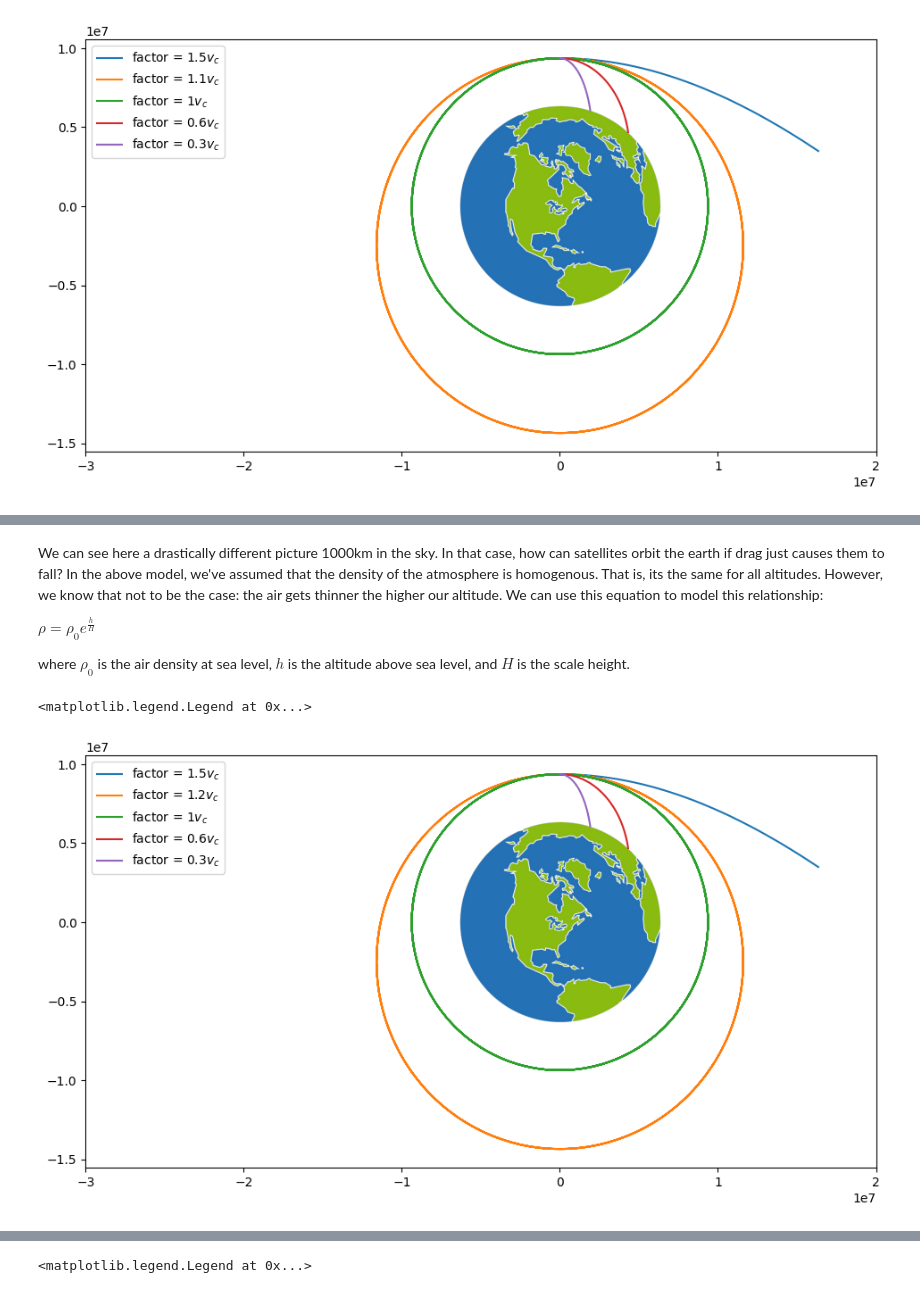
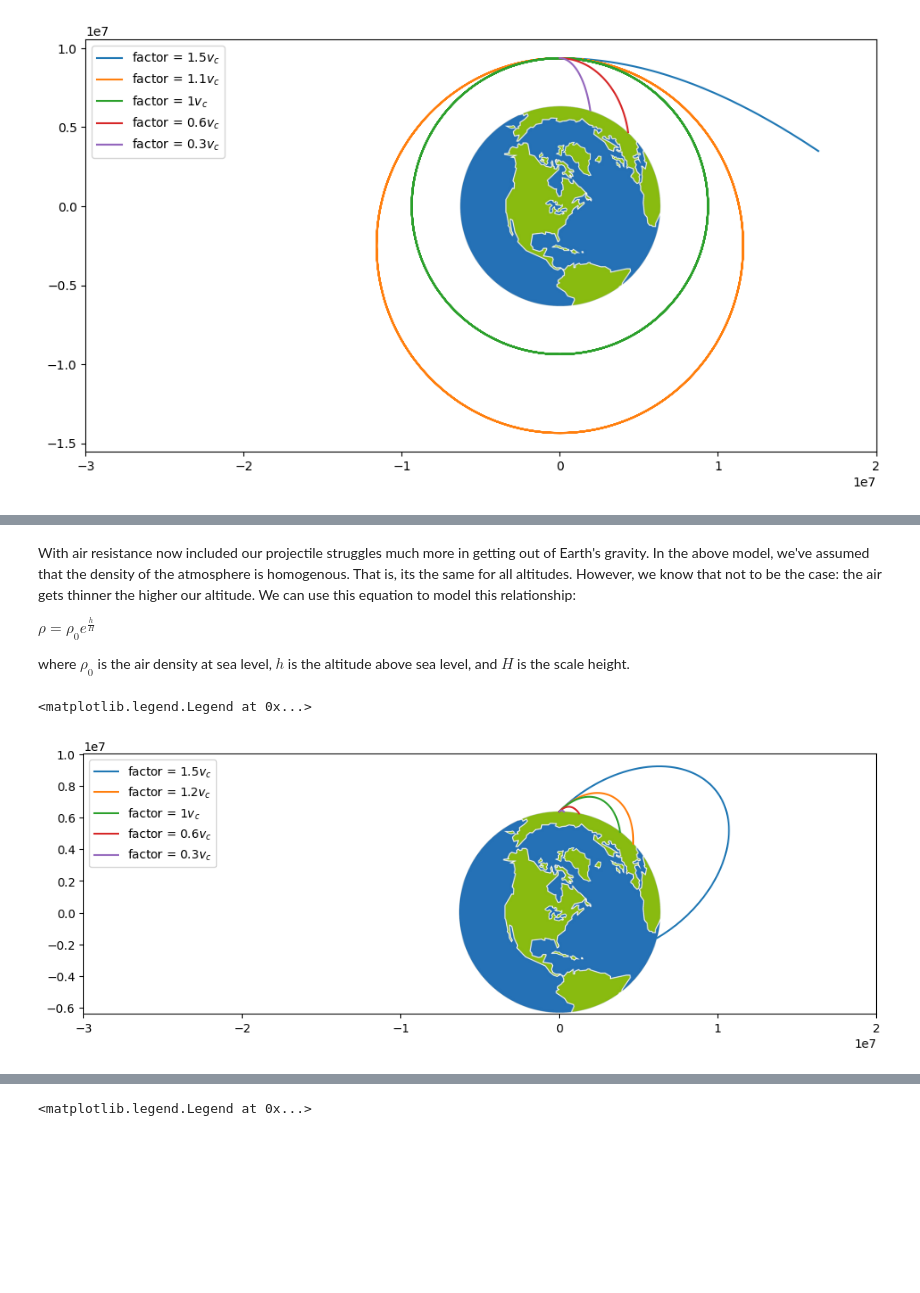
Before and after one commit to bri-sc/demo-newtons-cannon, a Jupyter notebook: phys.ipynb, the cells around one changed output, grey strips where cells are left out. Saved outputs shown, nothing was run; the diff lists cells and outputs as text; code cells hidden in the pictures; blank space fills up the shorter version.

```diff
--- a/phys.ipynb
+++ b/phys.ipynb
@@ -177,5 +182,5 @@ ax.legend() # place key in top left of figure
 # %% [markdown]
-We can see here a drastically different picture 1000km in the sky. In that case, how can satellites orbit the earth if drag just causes them to fall? In the above model, we've assumed that the density of the atmosphere is homogenous. That is, its the same for all altitudes. However, we know that not to be the case: the air gets thinner the higher our altitude. We can use this equation to model this relationship:
+With air resistance now included our projectile struggles much more in getting out of Earth's gravity. In the above model, we've assumed that the density of the atmosphere is homogenous. That is, its the same for all altitudes. However, we know that not to be the case: the air gets thinner the higher our altitude. We can use this equation to model this relationship:
 
 $\rho = \rho_{0}e^{\frac{h}{H}}$
 
@@ -183,19 +188,19 @@ where $\rho_{0}$ is the air density at sea level, $h$ is the altitude above sea
 # %%
 from newtons_cannon import newtons_cannon_drag_atmo
 
 fig, ax = plt.subplots(figsize=(12,6))  # set up figure
 
 ax.imshow(earth_img, extent=[-R_E, R_E, -R_E, R_E]) # draw the earth from png
 
-newtons_cannon_drag_atmo(1.5, 0, 3000, ax, 2000, label=f'factor = 1.5$v_c$')
-newtons_cannon_drag_atmo(1.1, 0, 3000, ax, 50000, label=f'factor = 1.2$v_c$')
-newtons_cannon_drag_atmo(1, 0, 3000, ax, 50000, label=f'factor = 1$v_c$')
-newtons_cannon_drag_atmo(0.6, 0, 3000, ax, 50000, label=f'factor = 0.6$v_c$')
-newtons_cannon_drag_atmo(0.3, 0, 3000, ax, 50000, label=f'factor = 0.3$v_c$')
+newtons_cannon_drag_atmo(1.5, 45, 0, ax, 50000, label=f'factor = 1.5$v_c$')
+newtons_cannon_drag_atmo(1.1, 45, 0, ax, 50000, label=f'factor = 1.2$v_c$')
+newtons_cannon_drag_atmo(1, 45, 0, ax, 50000, label=f'factor = 1$v_c$')
+newtons_cannon_drag_atmo(0.6, 45, 0, ax, 50000, label=f'factor = 0.6$v_c$')
+newtons_cannon_drag_atmo(0.3, 45, 0, ax, 50000, label=f'factor = 0.3$v_c$')
 
 ax.set_xlim(-3e7, 2e7)
 ax.legend(loc = 'upper left')
 # %% [output]
 <matplotlib.legend.Legend at 0x...>
-[figure, old version]
+[figure, new version]
 # %% [markdown]
```
Also changed, not shown: parts of 12 cells of this notebook.
